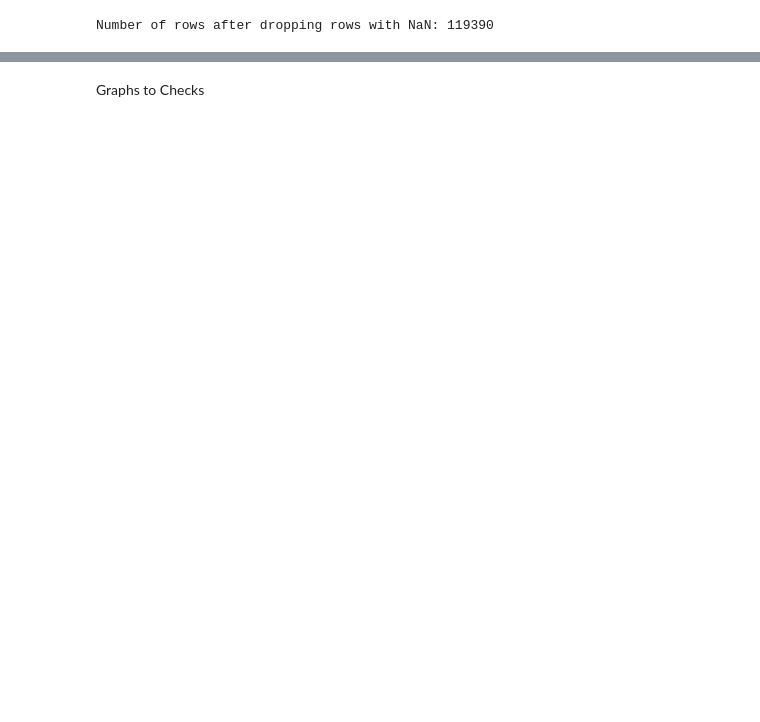
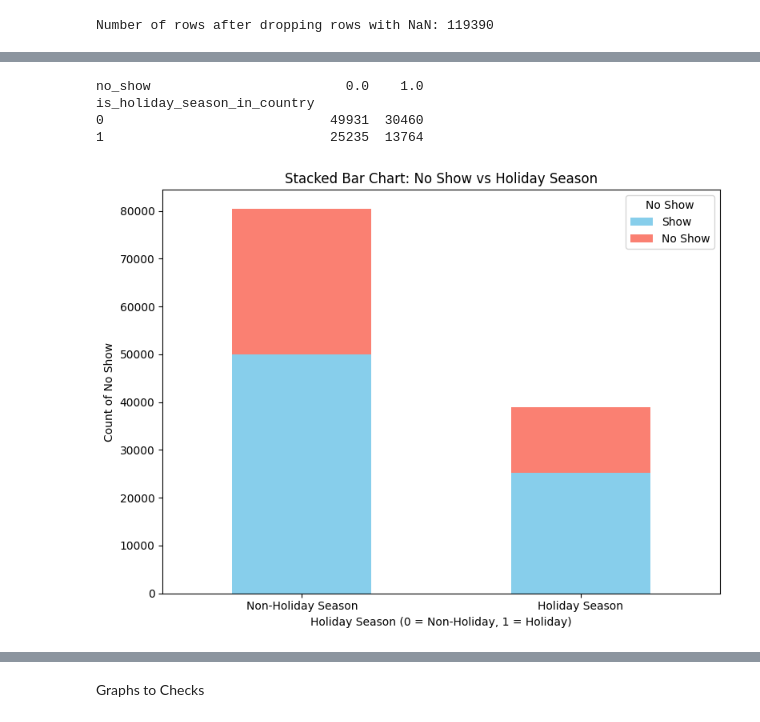
Before and after one commit to e-seet/inf2008ML, a Jupyter notebook: notebook.ipynb, the cells around one changed output, grey strips where cells are left out. Drawn from its saved outputs; the diff is of its cells as text; code cells hidden in the pictures; blank space fills up the shorter version.

```diff
--- a/notebook.ipynb
+++ b/notebook.ipynb
@@ -24,7 +22,9 @@ import sqlite3
 import pandas as pd
 
 # Connect to the database and load the db file that we saved
-db_path = 'data/noshow.db'  # Ensure the file path is correct
+# db_path = 'data/noshow.db'  # Ensure the file path is correct
+db_path = "data/new-features/noshow-v2.db"  # Ensure the file path is correct
+
 conn = sqlite3.connect(db_path)
 cursor = conn.cursor()
 try:
@@ -764,0 +776,8 @@ print(data.head())
+# %%
+holiday_season_map = {'NO': 0, 'YES': 1}
+data['is_holiday_season_in_country'] = data['is_holiday_season_in_country'].map(holiday_season_map)
+print(data['is_holiday_season_in_country'].value_counts())
+
+# covariance between holiday season and noshow
+cov_matrix = data[['is_holiday_season_in_country', 'no_show']].cov()
+print(cov_matrix)
@@ -764,0 +792,8 @@ print(data.head())
+# %%
+type_of_day_map = {'WEEKDAY': 0, 'WEEKEND': 1}
+data['arrival_day_type'] = data['arrival_day_type'].map(type_of_day_map)
+print(data['arrival_day_type'].value_counts())
+
+# covariance between holiday season and noshow
+cov_matrix = data[['arrival_day_type', 'no_show']].cov()
+print(cov_matrix)
@@ -764,0 +823,27 @@ print(data.head())
+# %%
+import pandas as pd
+import matplotlib.pyplot as plt
+
+
+df = pd.DataFrame(data)
+
+# Count occurrences of combinations of no_show and is_holiday_season_in_country
+counts = pd.crosstab(df['is_holiday_season_in_country'], df['no_show'], margins=False)
+print(counts)
+# Plot stacked bar chart
+counts.plot(kind='bar', stacked=True, figsize=(8, 6), color=['skyblue', 'salmon'])
+plt.title('Stacked Bar Chart: No Show vs Holiday Season')
+plt.xlabel('Holiday Season (0 = Non-Holiday, 1 = Holiday)')
+plt.ylabel('Count of No Show')
+plt.xticks([0, 1], ['Non-Holiday Season', 'Holiday Season'], rotation=0)
+plt.legend(title='No Show', labels=['Show', 'No Show'])
+plt.tight_layout()
+
+# Show plot
+plt.show()
+# %% [output]
+no_show                         0.0    1.0
+is_holiday_season_in_country
+0                             49931  30460
+1                             25235  13764
+[figure, added]
```
Also changed, not shown: parts of 23 cells of this notebook.
